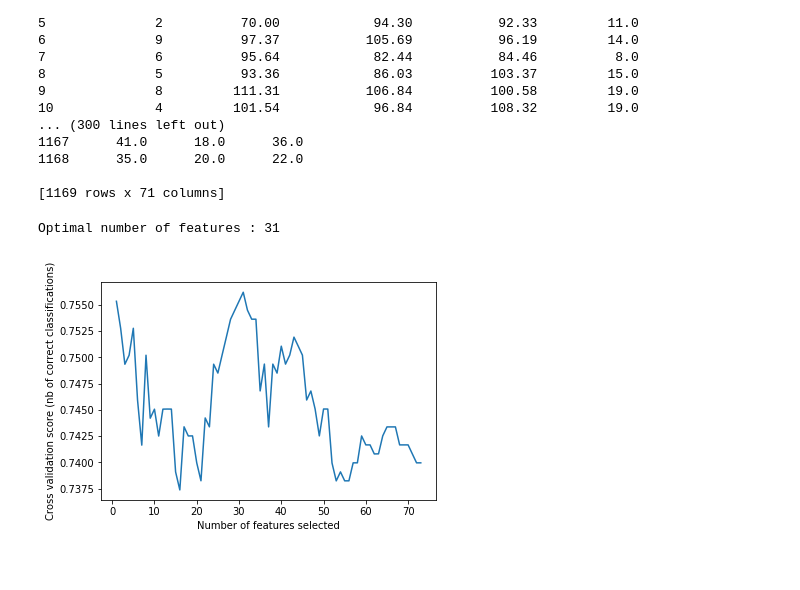
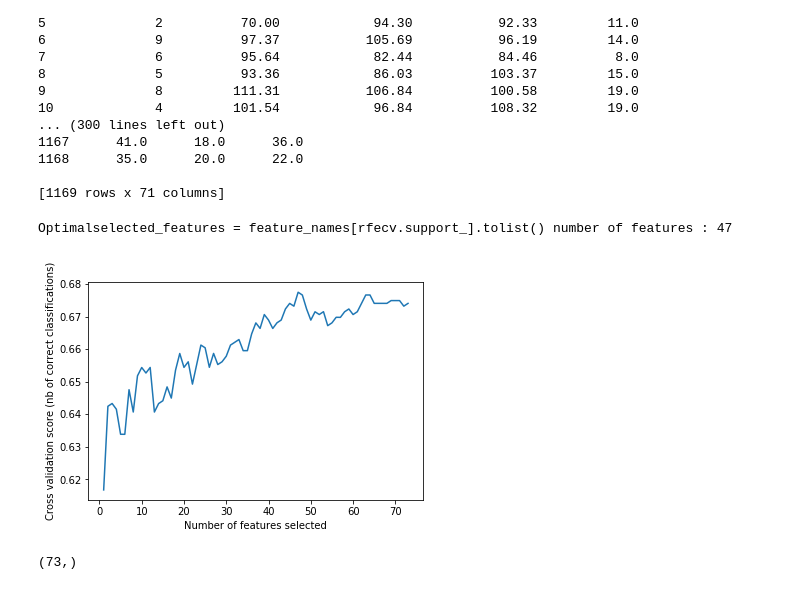
Before and after one commit to GersonGuercio/hcp_psychiatric_phenotyping, a Jupyter notebook: RFECV_test.ipynb, the cells around one changed output. Drawn from its saved outputs; the diff is of its cells as text; code cells hidden in the pictures.

Commit message:
Switched to balanced model

```diff
--- a/RFECV_test.ipynb
+++ b/RFECV_test.ipynb
@@ -131,21 +131,24 @@ print(X_con)
 [1169 rows x 71 columns]
 # %%
 # feature extraction
-model = LogisticRegression()
+model = LogisticRegression(class_weight='balanced')
 
 # The "accuracy" scoring is proportional to the number of correct classifications
 # cv default is 3-fold
 rfecv = RFECV(estimator=model,step=1,scoring='accuracy')
 rfecv.fit(X, y)
 
-print("Optimal number of features : %d" % rfecv.n_features_)
+print("Optimalselected_features = feature_names[rfecv.support_].tolist() number of features : %d" % rfecv.n_features_)
 
 # Plot number of features VS. cross-validation scores
 plt.figure()
 plt.xlabel("Number of features selected")
 plt.ylabel("Cross validation score (nb of correct classifications)")
 plt.plot(range(1, len(rfecv.grid_scores_) + 1), rfecv.grid_scores_)
 plt.show()
+
+rfecv.grid_scores_.shape
 # %% [output]
-Optimal number of features : 31
+Optimalselected_features = feature_names[rfecv.support_].tolist() number of features : 47
-[figure, old version]
+[figure, new version]
+(73,)
```
Also changed, not shown: parts of 3 cells of this notebook.
